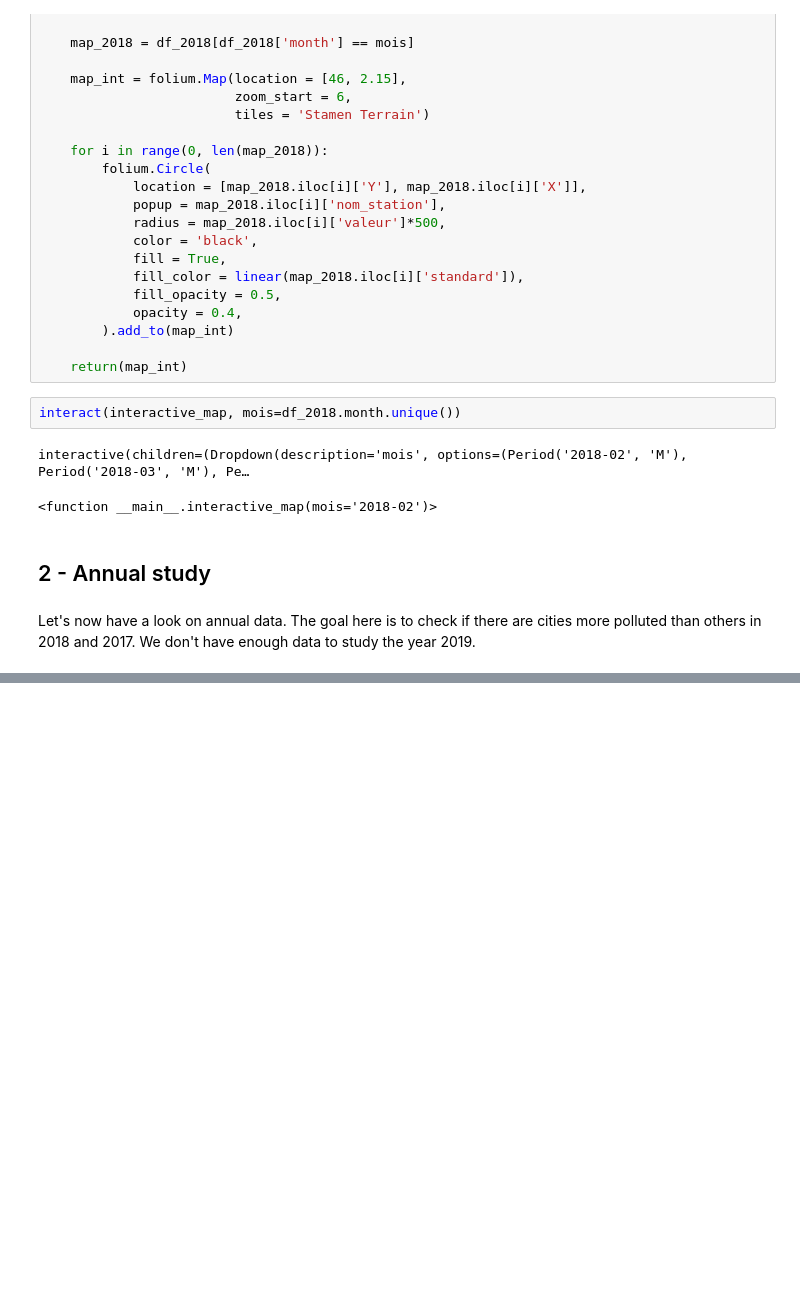
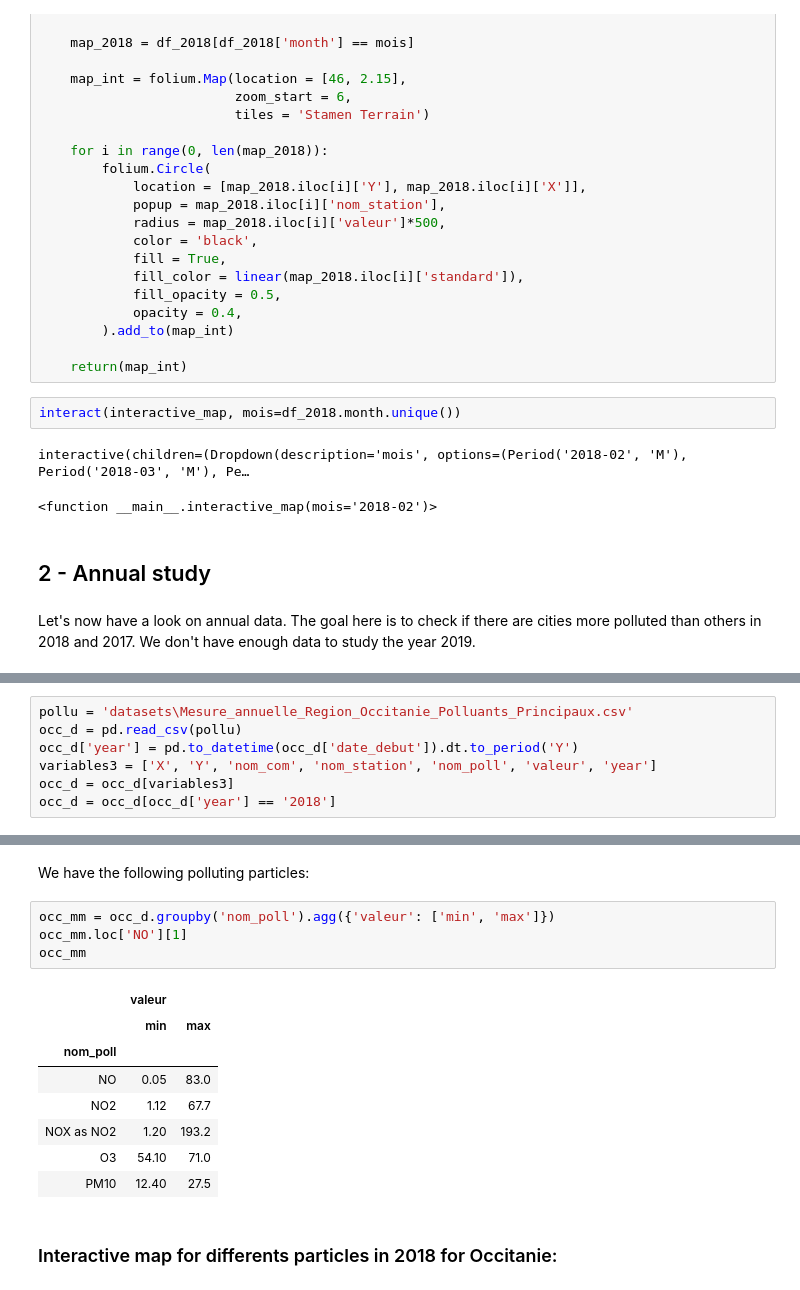
Before and after one commit to MegDie/occpollution, a Jupyter notebook: report/Map_report.ipynb, the cells around one changed output, grey strips where cells are left out. Saved outputs shown, nothing was run; the diff lists cells and outputs as text; blank space fills up the shorter version.

```diff
--- a/report/Map_report.ipynb
+++ b/report/Map_report.ipynb
@@ -177,0 +231,7 @@ See the caveats in the documentation: http://pandas.pydata.org/pandas-docs/stabl
+# %%
+pollu = 'datasets\Mesure_annuelle_Region_Occitanie_Polluants_Principaux.csv'
+occ_d = pd.read_csv(pollu)
+occ_d['year'] = pd.to_datetime(occ_d['date_debut']).dt.to_period('Y')
+variables3 = ['X', 'Y', 'nom_com', 'nom_station', 'nom_poll', 'valeur', 'year']
+occ_d = occ_d[variables3]
+occ_d = occ_d[occ_d['year'] == '2018']
@@ -177,0 +247,17 @@ See the caveats in the documentation: http://pandas.pydata.org/pandas-docs/stabl
+# %% [markdown]
+We have the following polluting particles:
+# %%
+occ_mm = occ_d.groupby('nom_poll').agg({'valeur': ['min', 'max']})
+occ_mm.loc['NO'][1]
+occ_mm
+# %% [output]
+|  | valeur |  |
+|  | min | max |
+| nom_poll |  |  |
+| NO | 0.05 | 83.0 |
+| NO2 | 1.12 | 67.7 |
+| NOX as NO2 | 1.20 | 193.2 |
+| O3 | 54.10 | 71.0 |
+| PM10 | 12.40 | 27.5 |
+# %% [markdown]
+### Interactive map for differents particles in 2018 for Occitanie:
```
Also changed, not shown: parts of 23 cells of this notebook, 2 other files.
